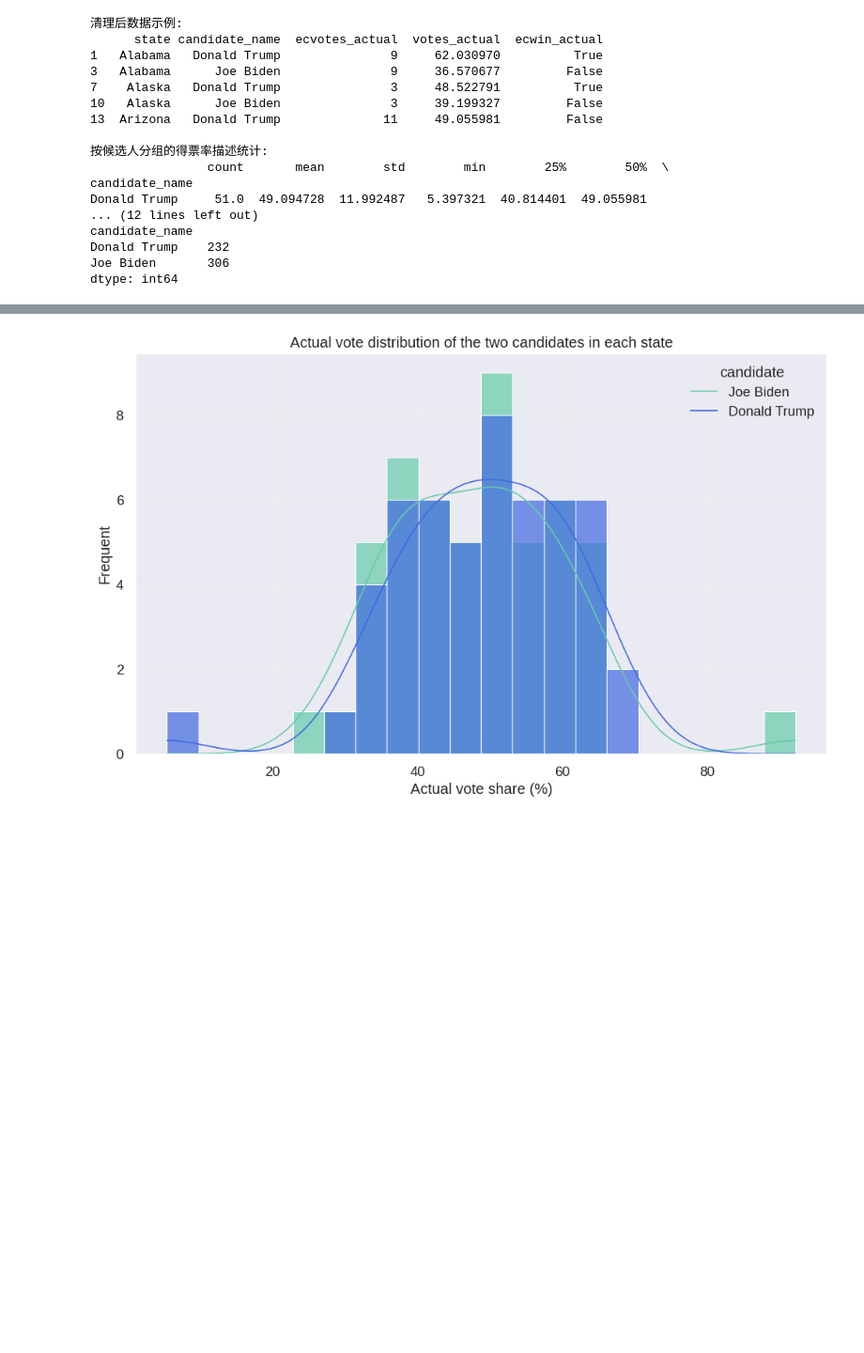
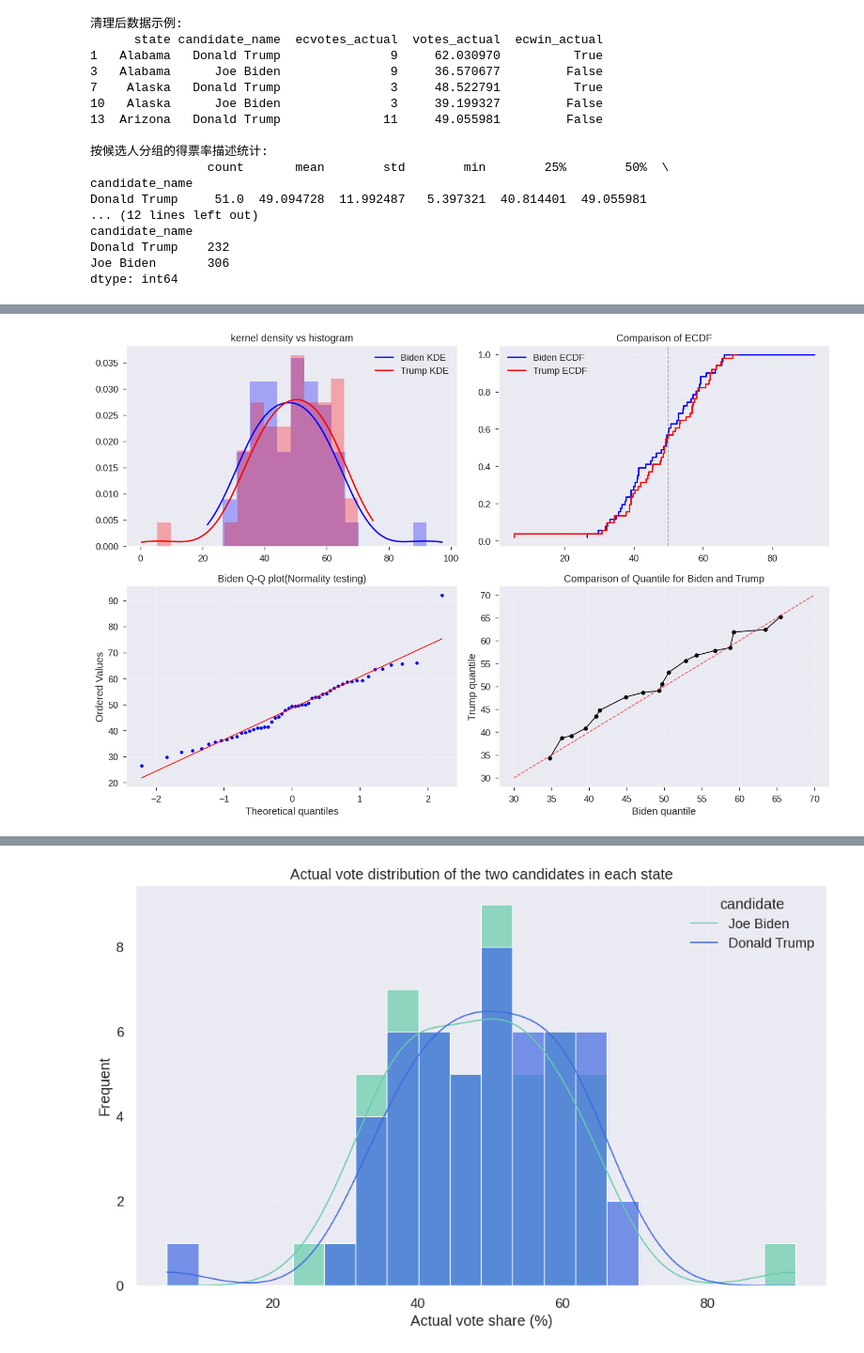
Before and after one commit to SyChen94/colab, a Jupyter notebook: projects/xinstructblip/demo/demo.ipynb, the cells around one changed output, grey strips where cells are left out. Shown at 94% size. Cells and saved outputs as stored; diff of their text form; code cells hidden in the pictures; blank space fills up the shorter version.

```diff
--- a/projects/xinstructblip/demo/demo.ipynb
+++ b/projects/xinstructblip/demo/demo.ipynb
@@ -91,3 +94,14 @@ candidate_name
 Donald Trump    232
 Joe Biden       306
 dtype: int64
+# %%
+gdp_data = pd.read_csv("bea-gdp-by-state.csv")
+df_wide = df_both.pivot(index='state', columns='candidate_name', values='votes_actual').reset_index()
+df_wide.columns.name = None
+df_wide = df_wide.merge(gdp_data[['state', '2020']], left_on='state', right_on='state', how='left')
+df_wide = df_wide.rename(columns={'2020': 'gdp_per_capita'})
+df_wide['vote_margin'] = df_wide['Joe Biden'] - df_wide['Donald Trump']
+
+print(f"数据集包含 {len(df_wide)} 个州/地区")
+print("\n基本统计描述:")
+print(df_wide[['Joe Biden', 'Donald Trump', 'vote_margin', 'gdp_per_capita']].describe())
@@ -93,0 +240,87 @@ dtype: int64
+# %%
+#### 9.1.3.2 高级核密度估计与带宽优化
+def advanced_kde_analysis(data, candidate_name):
+    """
+    高级核密度估计分析
+    参考第3章：非参数估计和计算技术
+    """
+    # 1. 最优带宽选择：交叉验证方法
+    bandwidths = np.logspace(-1, 1, 20)
+    kde_cv = GridSearchCV(KernelDensity(kernel='gaussian'),
+                         {'bandwidth': bandwidths}, cv=5)
+    kde_cv.fit(data.reshape(-1, 1))
+    optimal_bw = kde_cv.best_params_['bandwidth']
+
+    # 2. 多种带宽选择方法比较
+    # Scott's rule
+    scott_bw = len(data)**(-1/5) * np.std(data) * 1.06
+
+    # Silverman's rule
+    silverman_bw = (4/3)**0.2 * np.std(data) * len(data)**(-1/5)
+
+    # Sheather-Jones method (近似)
+    iqr = np.percentile(data, 75) - np.percentile(data, 25)
+    sheather_jones_bw = 0.9 * min(np.std(data), iqr/1.34) * len(data)**(-1/5)
+
+    print(f"\n{candidate_name} 核密度估计带宽比较:")
+    print(f"交叉验证最优带宽: {optimal_bw:.4f}")
+    print(f"Scott's rule: {scott_bw:.4f}")
+    print(f"Silverman's rule: {silverman_bw:.4f}")
+    print(f"Sheather-Jones近似: {sheather_jones_bw:.4f}")
+
+    # 3. 使用最优带宽进行核密度估计
+    kde = KernelDensity(kernel='gaussian', bandwidth=optimal_bw)
+    kde.fit(data.reshape(-1, 1))
+
+    # 生成预测点
+    x_eval = np.linspace(data.min() - 5, data.max() + 5, 200)
+    log_density = kde.score_samples(x_eval.reshape(-1, 1))
+    density = np.exp(log_density)
+
+    return x_eval, density, optimal_bw
+
+# 对两位候选人进行核密度估计
+biden_x, biden_density, biden_bw = advanced_kde_analysis(biden_votes, "Biden")
+trump_x, trump_density, trump_bw = advanced_kde_analysis(trump_votes, "Trump")
+
+# 可视化结果
+fig, axes = plt.subplots(2, 2, figsize=(15, 10))
+
+# 子图1：核密度估计对比
+axes[0,0].plot(biden_x, biden_density, 'b-', linewidth=2, label='Biden KDE')
+axes[0,0].plot(trump_x, trump_density, 'r-', linewidth=2, label='Trump KDE')
+axes[0,0].hist(biden_votes, bins=15, density=True, alpha=0.3, color='blue')
+axes[0,0].hist(trump_votes, bins=15, density=True, alpha=0.3, color='red')
+axes[0,0].set_title('kernel density vs histogram')
+axes[0,0].legend()
+axes[0,0].grid(True, alpha=0.3)
+
+# 子图2：经验分布函数
+biden_ecdf = ECDF(biden_votes)
+trump_ecdf = ECDF(trump_votes)
+axes[0,1].step(biden_ecdf.x, biden_ecdf.y, 'b-', linewidth=2, label='Biden ECDF')
+axes[0,1].step(trump_ecdf.x, trump_ecdf.y, 'r-', linewidth=2, label='Trump ECDF')
+axes[0,1].axvline(x=50, color='gray', linestyle='--', alpha=0.7)
+axes[0,1].set_title('Comparison of ECDF')
+axes[0,1].legend()
+axes[0,1].grid(True, alpha=0.3)
+
+# 子图3：Q-Q图诊断
+stats.probplot(biden_votes, dist="norm", plot=axes[1,0])
+axes[1,0].set_title('Biden Q-Q plot(Normality testing)')
+axes[1,0].grid(True, alpha=0.3)
+
+# 子图4：分位数比较
+quantiles = np.arange(0.1, 1.0, 0.05)
+biden_quantiles = np.percentile(biden_votes, quantiles * 100)
+trump_quantiles = np.percentile(trump_votes, quantiles * 100)
+axes[1,1].plot(biden_quantiles, trump_quantiles, 'ko-', markersize=6)
+axes[1,1].plot([30, 70], [30, 70], 'r--', alpha=0.7)
+axes[1,1].set_xlabel('Biden quantile')
+axes[1,1].set_ylabel('Trump quantile')
+axes[1,1].set_title('Comparison of Quantile for Biden and Trump')
+axes[1,1].grid(True, alpha=0.3)
+
+plt.tight_layout()
+plt.show()
+# %% [output]
@@ -93,0 +338 @@ dtype: int64
+[figure, added]
```
Also changed, not shown: parts of 9 cells of this notebook.
